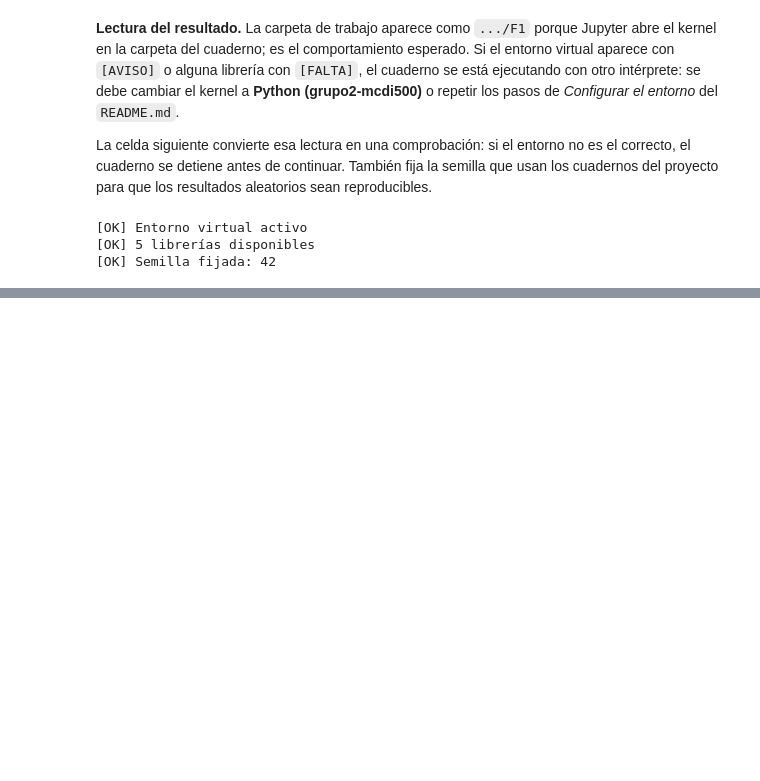
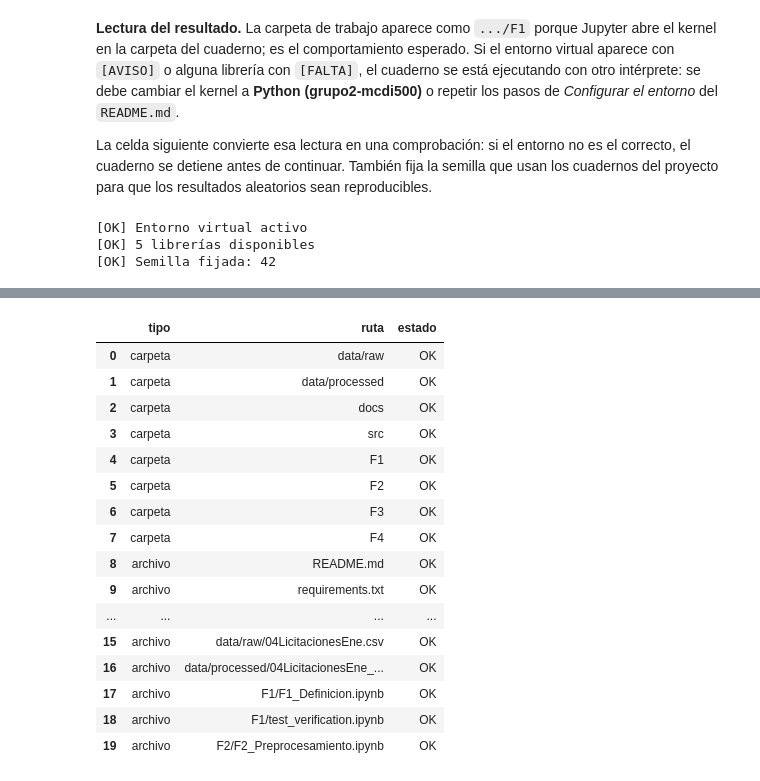
Before and after one commit to BertGonzalezOlmos/proyecto-mcdi500, a Jupyter notebook: F1/F1_Definicion.ipynb, the cells around one changed output, grey strips where cells are left out. Saved outputs shown, nothing was run; the diff lists cells and outputs as text; code cells hidden in the pictures; blank space fills up the shorter version.

Commit message:
ADD valida gitignore y requirements.txt

```diff
--- a/F1/F1_Definicion.ipynb
+++ b/F1/F1_Definicion.ipynb
@@ -325,0 +334,63 @@ print(f"[OK] Semilla fijada: {SEMILLA}")
+# %%
+# PASO 6: Localizar la raíz del proyecto y verificar carpetas y archivos.
+import pandas as pd
+
+NOMBRE_DATASET = "04LicitacionesEne.csv"
+
+
+def localizar_raiz(inicio=None):
+    '''
+    Devuelve la raíz del proyecto.
+
+    Jupyter abre el kernel en la carpeta del cuaderno (F1, F2...), por lo que se
+    sube por las carpetas superiores hasta encontrar la que contiene `data/raw` y `src`.
+
+    Lanza
+    -----
+    FileNotFoundError
+        Si ninguna carpeta superior tiene esa estructura.
+    '''
+    base = Path(inicio or Path.cwd()).resolve()
+    for carpeta in (base, *base.parents):
+        if (carpeta / "data" / "raw").is_dir() and (carpeta / "src").is_dir():
+            return carpeta
+    raise FileNotFoundError(f"No se encontró la raíz del proyecto desde {base}.")
+
+
+def verificar_estructura(raiz, carpetas, archivos):
+    '''
+    Comprueba que existan las carpetas y que los archivos existan y no estén vacíos.
+
+    Retorna
+    -------
+    DataFrame
+        Una fila por elemento, con su tipo, ruta y estado (OK / FALTA).
+    '''
+    filas = [("carpeta", ruta, (raiz / ruta).is_dir()) for ruta in carpetas]
+    for ruta in archivos:
+        destino = raiz / ruta
+        filas.append(("archivo", ruta, destino.is_file() and destino.stat().st_size > 0))
+    tabla = pd.DataFrame(filas, columns=["tipo", "ruta", "ok"])
+    tabla["estado"] = tabla["ok"].map({True: "OK", False: "FALTA"})
+    return tabla
+
+
+RAIZ = localizar_raiz()
+DIR_CRUDO = RAIZ / "data" / "raw"
+DIR_PROCESADO = RAIZ / "data" / "processed"
+RUTA_DATASET = DIR_CRUDO / NOMBRE_DATASET
+
+CARPETAS_ESPERADAS = ["data/raw", "data/processed", "docs", "src", "F1", "F2", "F3", "F4"]
+ARCHIVOS_ESPERADOS = [
+    "README.md", "requirements.txt", ".gitignore", "validar_dataset.py",
+    "docs/README.md", "src/utilidades.py", "src/validar_dataset.py",
+    f"data/raw/{NOMBRE_DATASET}", "data/processed/04LicitacionesEne_procesado.csv",
+    "F1/F1_Definicion.ipynb", "F1/test_verification.ipynb", "F2/F2_Preprocesamiento.ipynb",
+]
+
+ESTRUCTURA = verificar_estructura(RAIZ, CARPETAS_ESPERADAS, ARCHIVOS_ESPERADOS)
+
+print("Raíz del proyecto:", RAIZ.name)
+display(ESTRUCTURA[["tipo", "ruta", "estado"]])
+print(f"Elementos verificados: {len(ESTRUCTURA)} · faltantes: {(~ESTRUCTURA['ok']).sum()}")
+# %% [output]
@@ -325,0 +398,17 @@ print(f"[OK] Semilla fijada: {SEMILLA}")
+|  | tipo | ruta | estado |
+| 0 | carpeta | data/raw | OK |
+| 1 | carpeta | data/processed | OK |
+| 2 | carpeta | docs | OK |
+| 3 | carpeta | src | OK |
+| 4 | carpeta | F1 | OK |
+| 5 | carpeta | F2 | OK |
+| 6 | carpeta | F3 | OK |
+| 7 | carpeta | F4 | OK |
+| 8 | archivo | README.md | OK |
+| 9 | archivo | requirements.txt | OK |
+| ... | ... | ... | ... |
+| 15 | archivo | data/raw/04LicitacionesEne.csv | OK |
+| 16 | archivo | data/processed/04LicitacionesEne_... | OK |
+| 17 | archivo | F1/F1_Definicion.ipynb | OK |
+| 18 | archivo | F1/test_verification.ipynb | OK |
+| 19 | archivo | F2/F2_Preprocesamiento.ipynb | OK |
```
Also changed, not shown: parts of 6 cells of this notebook.
